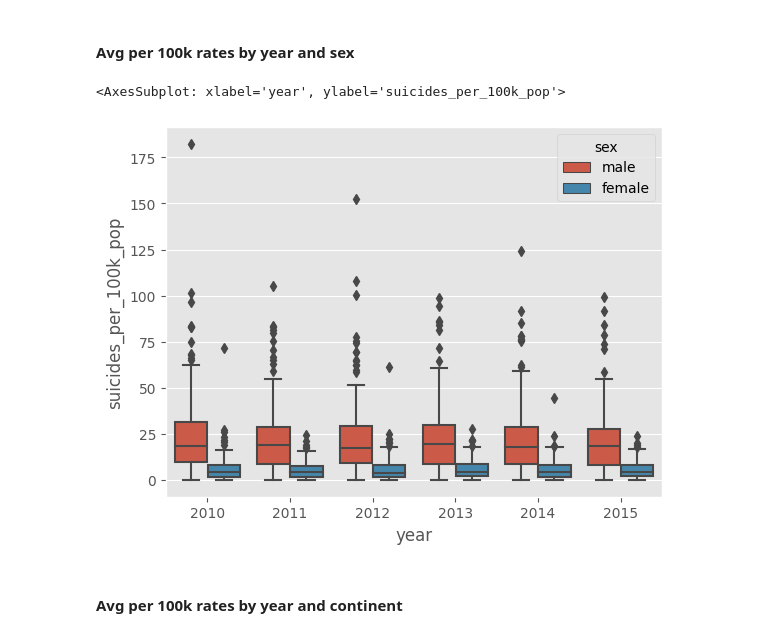
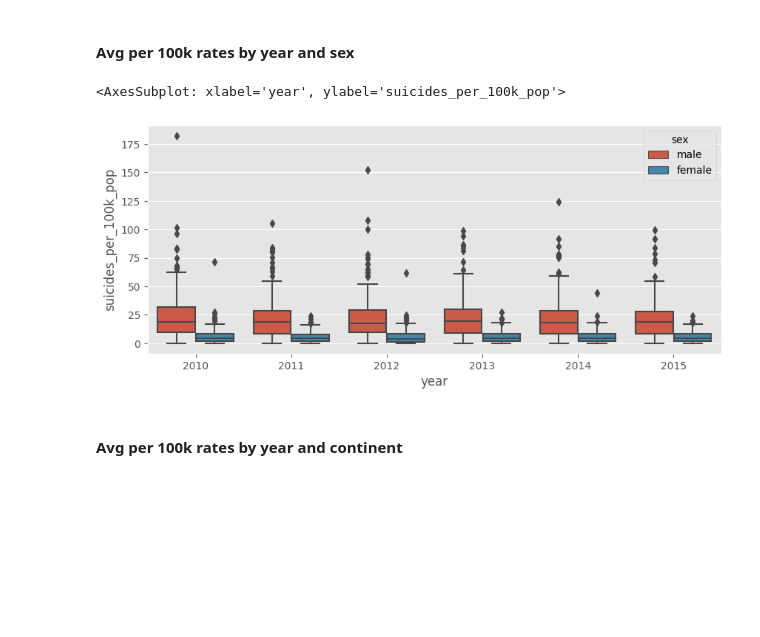
Before and after one commit to MarcelRosier/bdp_project, a Jupyter notebook: mental_health/eda_ds.ipynb, the cells around one changed output. Saved outputs shown, nothing was run; the diff lists cells and outputs as text; code cells hidden in the pictures; blank space fills up the shorter version.

```diff
--- a/mental_health/eda_ds.ipynb
+++ b/mental_health/eda_ds.ipynb
@@ -170,10 +178,11 @@ high_sr
 # %% [markdown]
 #### Avg per 100k rates by year and sex
 # %%
-sns.boxplot(data=df, x='year', y='suicides_per_100k_pop', hue='sex')
+fig,ax = plt.subplots(figsize=(10,4))
+sns.boxplot(data=df, x='year', y='suicides_per_100k_pop', hue='sex',ax=ax)
 # %% [output]
 <AxesSubplot: xlabel='year', ylabel='suicides_per_100k_pop'>
-[figure, old version]
+[figure, new version]
 # %% [markdown]
 #### Avg per 100k rates by year and continent
 # %%
```
Also changed, not shown: parts of 6 cells of this notebook.
